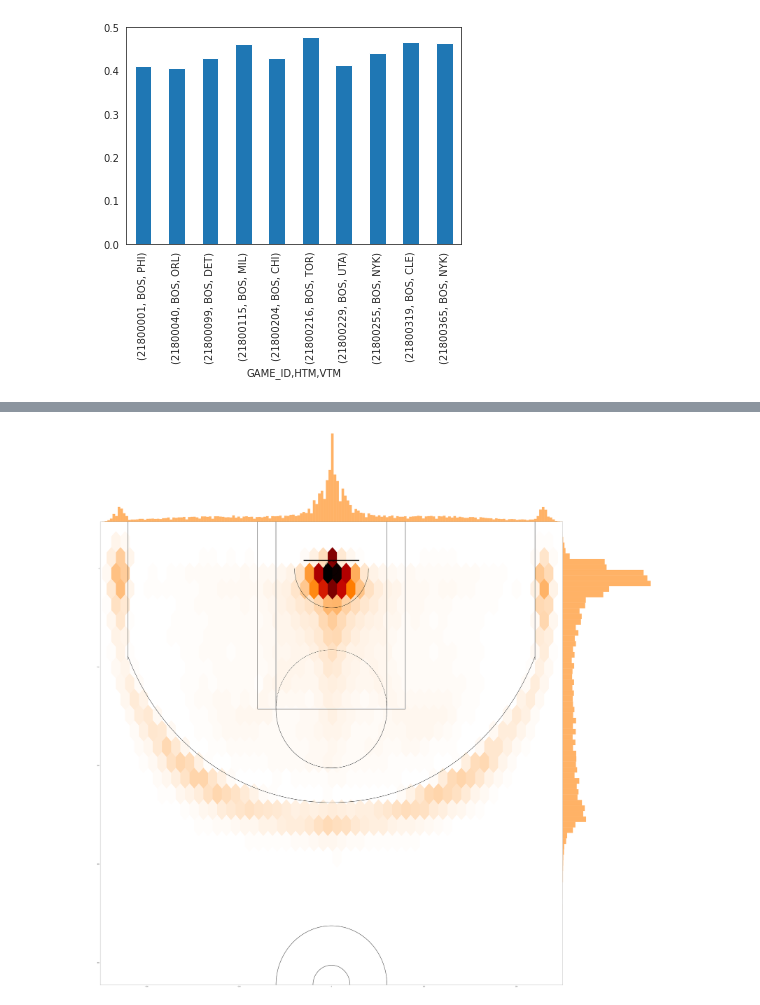
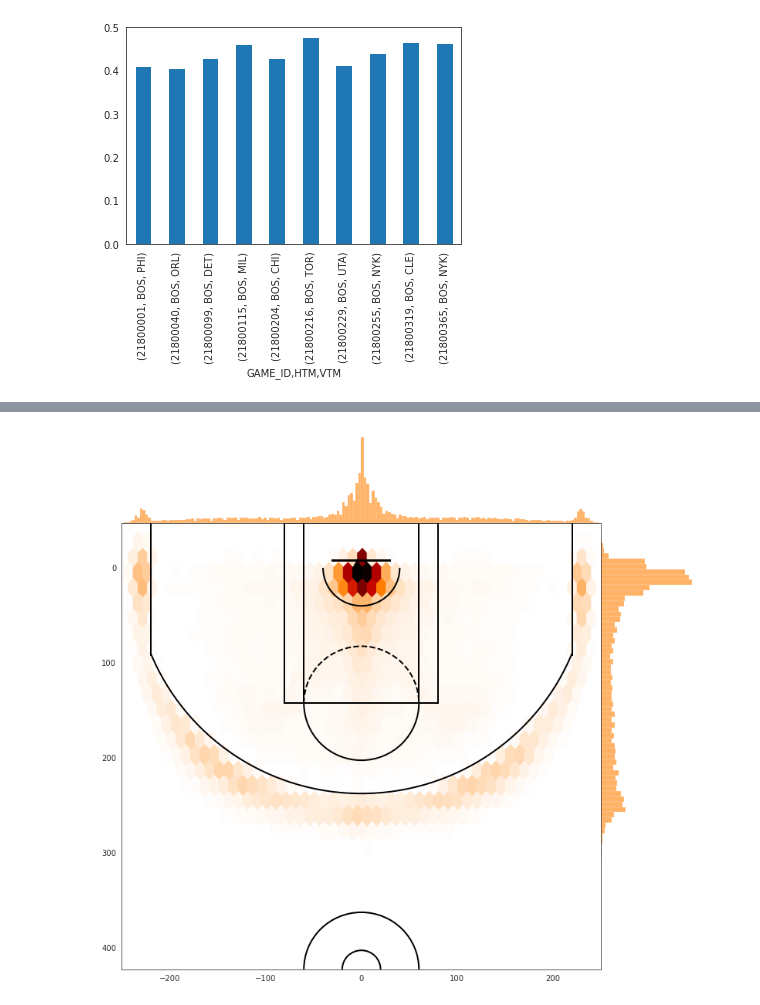
Before and after one commit to JonasBrichzin/nba_shot_tracking_1.1, a Jupyter notebook: import_data.ipynb, the cells around one changed output, grey strips where cells are left out. Cells and saved outputs as stored; diff of their text form; code cells hidden in the pictures.

```diff
--- a/import_data.ipynb
+++ b/import_data.ipynb
@@ -268,27 +268,27 @@ plt.show()
 # %%
 # create our jointplot
 
 cmap=plt.cm.gist_heat_r
 joint_shot_chart = sns.jointplot(db.LOC_X, db.LOC_Y,
                                  kind='hex', space=0, color=cmap(.2), cmap=cmap)
 
-joint_shot_chart.fig.set_size_inches(70,69)
+joint_shot_chart.fig.set_size_inches(12,11)
 
 # A joint plot has 3 Axes, the first one called ax_joint
 # is the one we want to draw our court onto
 ax = joint_shot_chart.ax_joint
 draw_court(ax)
 
 # Adjust the axis limits and orientation of the plot in order
 # to plot half court, with the hoop by the top of the plot
 ax.set_xlim(-250,250)
 ax.set_ylim(422.5, -47.5)
 
 # Get rid of axis labels and tick marks
 ax.set_xlabel('')
 ax.set_ylabel('')
 ax.tick_params(labelbottom='off', labelleft='off')
 
 plt.show()
 # %% [output]
-[figure, old version]
+[figure, new version]
```
Also changed, not shown: parts of 3 cells of this notebook.
